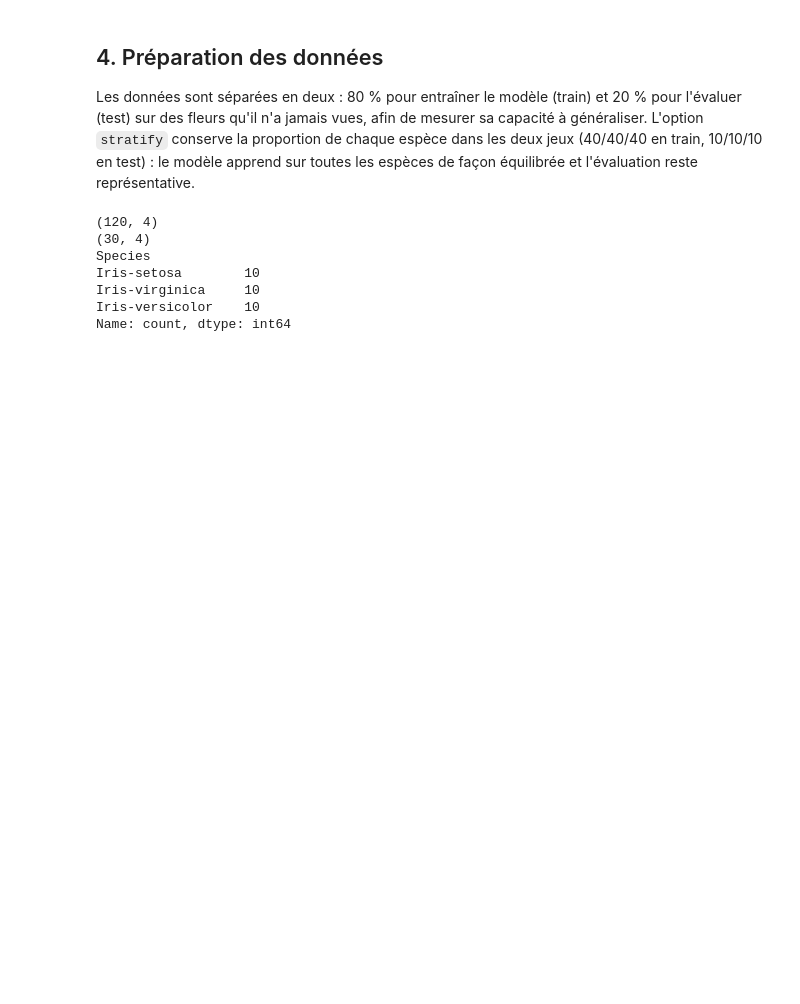
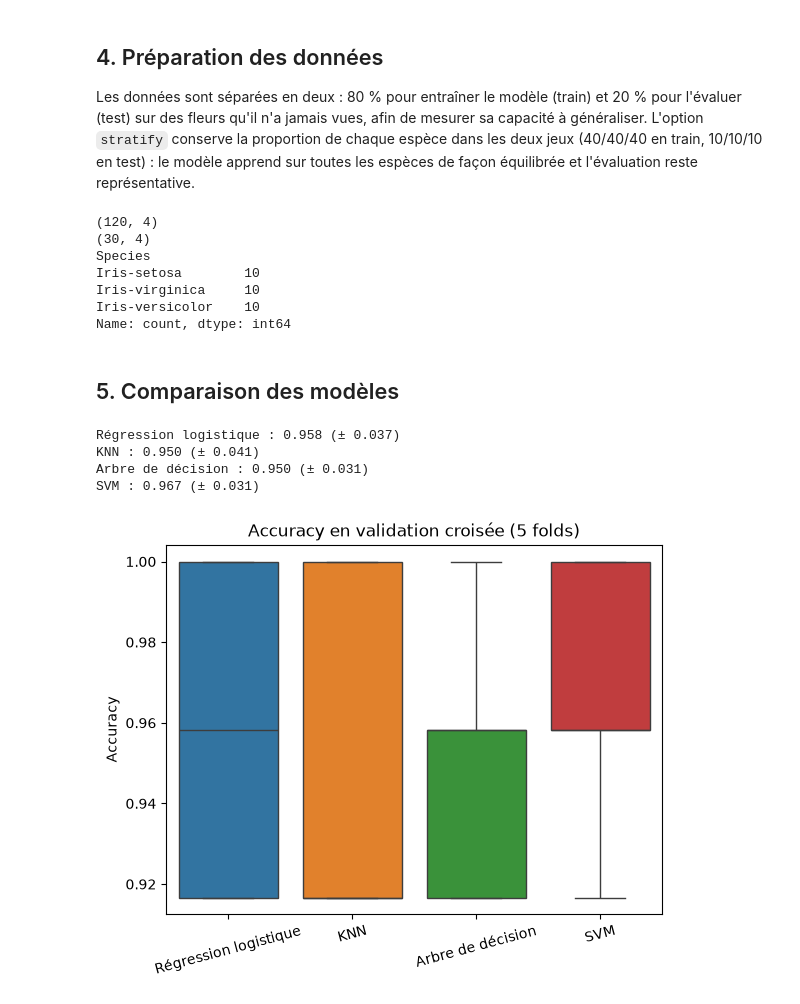
Before and after one commit to yassinehq/Iris-ml, a Jupyter notebook: notebooks/01_iris_classification.ipynb, the cells around one changed output. Saved outputs shown, nothing was run; the diff lists cells and outputs as text; code cells hidden in the pictures; blank space fills up the shorter version.

Commit message:
Comparaison des modèles en validation croisée

```diff
--- a/notebooks/01_iris_classification.ipynb
+++ b/notebooks/01_iris_classification.ipynb
@@ -170,3 +177,35 @@ Iris-setosa        10
 Iris-virginica     10
 Iris-versicolor    10
 Name: count, dtype: int64
+# %% [markdown]
+## 5. Comparaison des modèles
+# %%
+modeles = {
+    "Régression logistique": make_pipeline(StandardScaler(), LogisticRegression()),
+    "KNN": make_pipeline(StandardScaler(), KNeighborsClassifier()),
+    "Arbre de décision": DecisionTreeClassifier(random_state=42),
+    "SVM": make_pipeline(StandardScaler(), SVC()),
+}
+# %%
+cv = StratifiedKFold(n_splits=5, shuffle=True, random_state=5)
+# %%
+resultats = {}
+
+for nom, modele in modeles.items():
+    scores = cross_val_score(modele, X_train, y_train, cv=cv, scoring="accuracy")
+    resultats[nom] = scores
+    print(f"{nom} : {scores.mean():.3f} (± {scores.std():.3f})")
+# %% [output]
+Régression logistique : 0.958 (± 0.037)
+KNN : 0.950 (± 0.041)
+Arbre de décision : 0.950 (± 0.031)
+SVM : 0.967 (± 0.031)
+# %%
+df_resultats = pd.DataFrame(resultats)
+sns.boxplot(data=df_resultats)
+plt.xticks(rotation=15)
+plt.ylabel("Accuracy")
+plt.title("Accuracy en validation croisée (5 folds)")
+plt.show()
+# %% [output]
+[figure, added]
```
Also changed, not shown: parts of 2 cells of this notebook.
